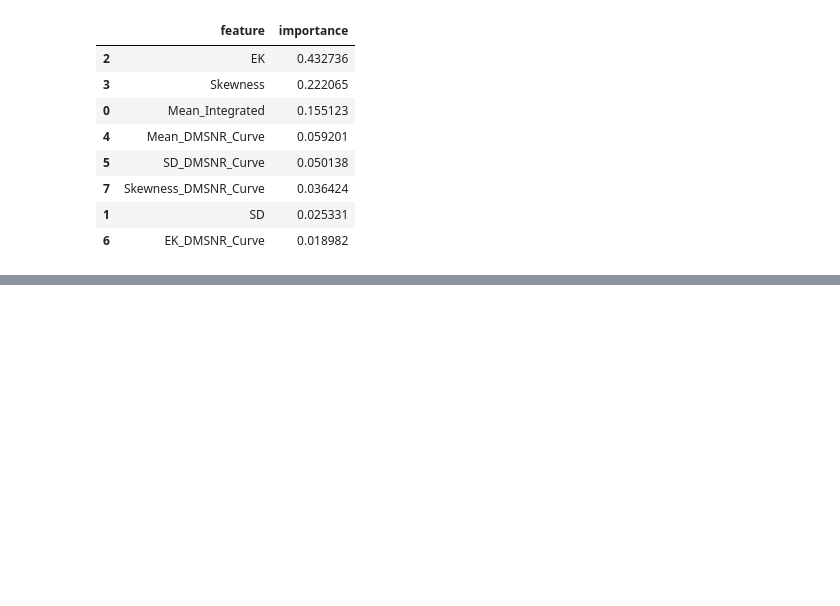
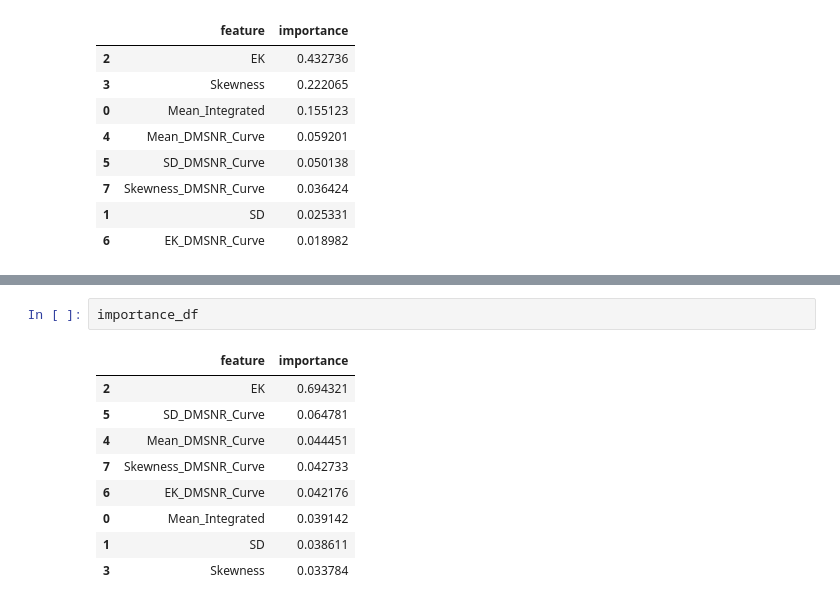
Before and after one commit to Rey-commits/AI-Computer_Vision_Projects, a Jupyter notebook: 11_Pulsar_Star_Prediction/Pulsar_Star_Prediction.ipynb, the cells around one changed output, grey strips where cells are left out. Drawn from its saved outputs; the diff is of its cells as text; blank space fills up the shorter version.

```diff
--- a/11_Pulsar_Star_Prediction/Pulsar_Star_Prediction.ipynb
+++ b/11_Pulsar_Star_Prediction/Pulsar_Star_Prediction.ipynb
@@ -753,0 +799,12 @@ importance_df
+# %%
+importance_df
+# %% [output]
+|  | feature | importance |
+| 2 | EK | 0.694321 |
+| 5 | SD_DMSNR_Curve | 0.064781 |
+| 4 | Mean_DMSNR_Curve | 0.044451 |
+| 7 | Skewness_DMSNR_Curve | 0.042733 |
+| 6 | EK_DMSNR_Curve | 0.042176 |
+| 0 | Mean_Integrated | 0.039142 |
+| 1 | SD | 0.038611 |
+| 3 | Skewness | 0.033784 |
```
Also changed, not shown: parts of 4 cells of this notebook.
